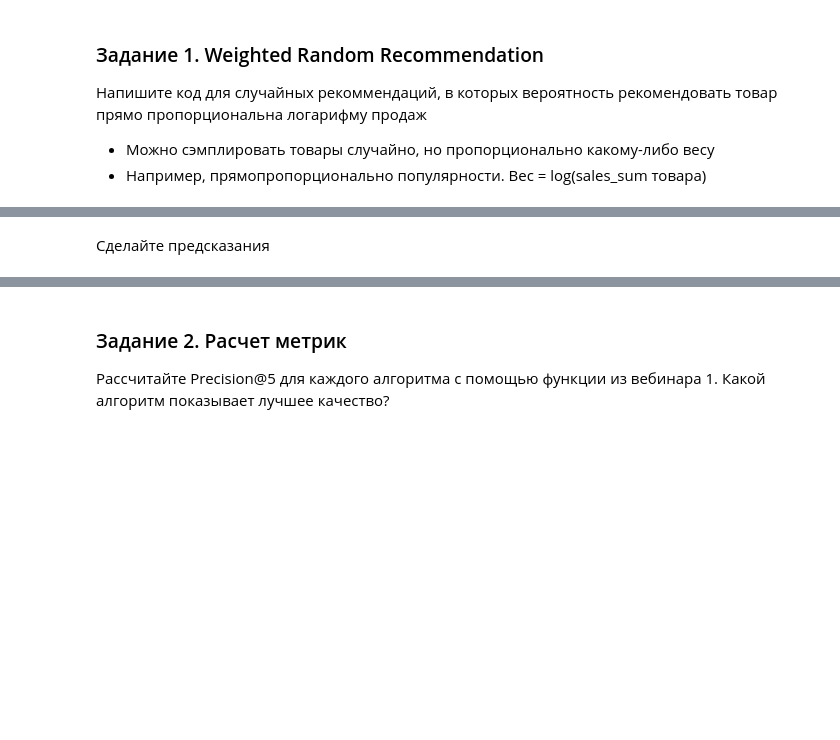
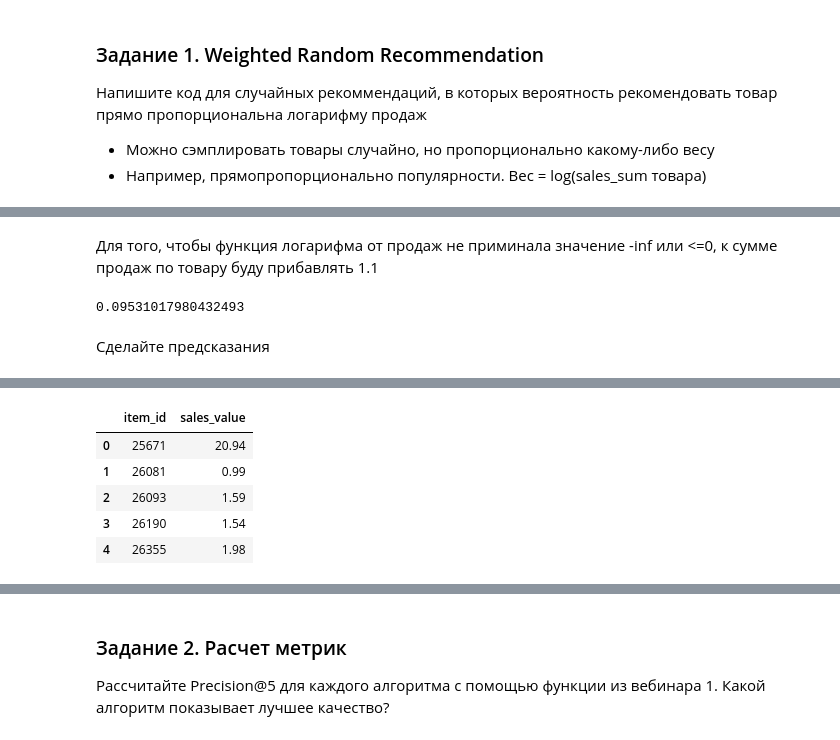
Before and after one commit to gulchitai/RecSys, a Jupyter notebook: Lesson2/hw_webinar_2.ipynb, the cells around one changed output, grey strips where cells are left out. Saved outputs shown, nothing was run; the diff lists cells and outputs as text; code cells hidden in the pictures; blank space fills up the shorter version.

```diff
--- a/Lesson2/hw_webinar_2.ipynb
+++ b/Lesson2/hw_webinar_2.ipynb
@@ -53,4 +84,10 @@ def weighted_random_recommendation(items_weights, n=5):
 
     return recs.tolist()
+# %% [markdown]
+Для того, чтобы функция логарифма от продаж не приминала значение -inf или <=0, к сумме продаж по товару буду прибавлять 1.1
+# %%
+np.log(1.1)
+# %% [output]
+0.09531017980432493
 # %% [markdown]
 Сделайте предсказания
@@ -60,0 +94,5 @@ def weighted_random_recommendation(items_weights, n=5):
+# %%
+%%time
+popular = data_train.groupby('item_id')['sales_value'].sum().reset_index()
+popular.head()
+# %% [output]
@@ -60,0 +101,6 @@ def weighted_random_recommendation(items_weights, n=5):
+|  | item_id | sales_value |
+| 0 | 25671 | 20.94 |
+| 1 | 26081 | 0.99 |
+| 2 | 26093 | 1.59 |
+| 3 | 26190 | 1.54 |
+| 4 | 26355 | 1.98 |
```
Also changed, not shown: parts of 27 cells of this notebook.
